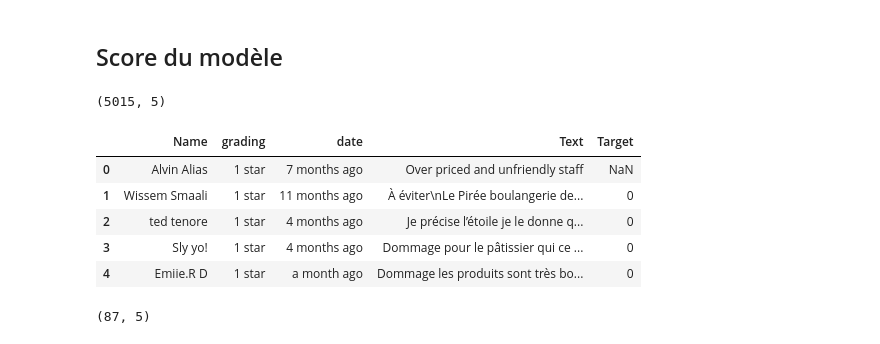
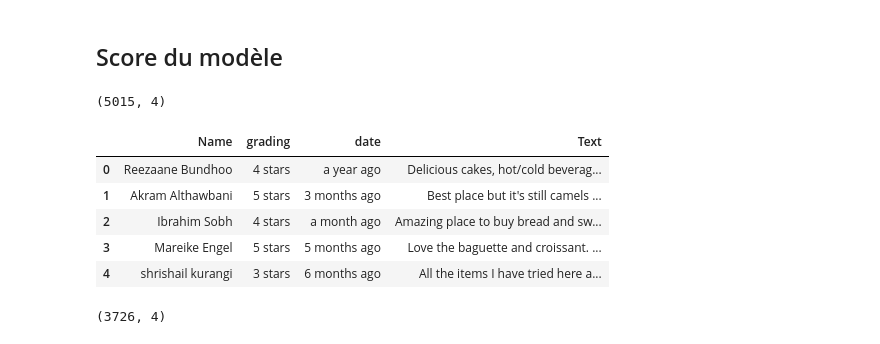
Before and after one commit to ScanVerdict/ScanVerdict-ML, a Jupyter notebook: Sentiment_analysis.ipynb, the cells around one changed output. Drawn from its saved outputs; the diff is of its cells as text; code cells hidden in the pictures.

```diff
--- a/Sentiment_analysis.ipynb
+++ b/Sentiment_analysis.ipynb
@@ -328,22 +329,23 @@ df.to_csv(chemin_fichier, index=False)
 # %% [markdown]
 ## Score du modèle
 # %%
-test_df = pd.read_csv('dataset1.csv', sep=';')
+# test_df = pd.read_csv('dataset1.csv', sep=';')
+test_df = pd.read_csv('data.csv')
 print(test_df.shape)
 test_df.head()
 # %% [output]
-(5015, 5)
+(5015, 4)
-|  | Name | grading | date | Text | Target |
-| 0 | Alvin Alias | 1 star | 7 months ago | Over priced and unfriendly staff | NaN |
-| 1 | Wissem Smaali | 1 star | 11 months ago | À éviter\nLe Pirée boulangerie de... | 0 |
-| 2 | ted tenore | 1 star | 4 months ago | Je précise l’étoile je le donne q... | 0 |
-| 3 | Sly yo! | 1 star | 4 months ago | Dommage pour le pâtissier qui ce ... | 0 |
-| 4 | Emiie.R D | 1 star | a month ago | Dommage les produits sont très bo... | 0 |
+|  | Name | grading | date | Text |
+| 0 | Reezaane Bundhoo | 4 stars | a year ago | Delicious cakes, hot/cold beverag... |
+| 1 | Akram Althawbani | 5 stars | 3 months ago | Best place but it's still camels ... |
+| 2 | Ibrahim Sobh | 4 stars | a month ago | Amazing place to buy bread and sw... |
+| 3 | Mareike Engel | 5 stars | 5 months ago | Love the baguette and croissant. ... |
+| 4 | shrishail kurangi | 3 stars | 6 months ago | All the items I have tried here a... |
 # %%
 test_df = test_df.dropna()
 test_df.shape
 # %% [output]
-(87, 5)
+(3726, 4)
 # %%
 X_test = test_df['Text']
 y_test = test_df['Target']
```
Also changed, not shown: parts of 8 cells of this notebook.
